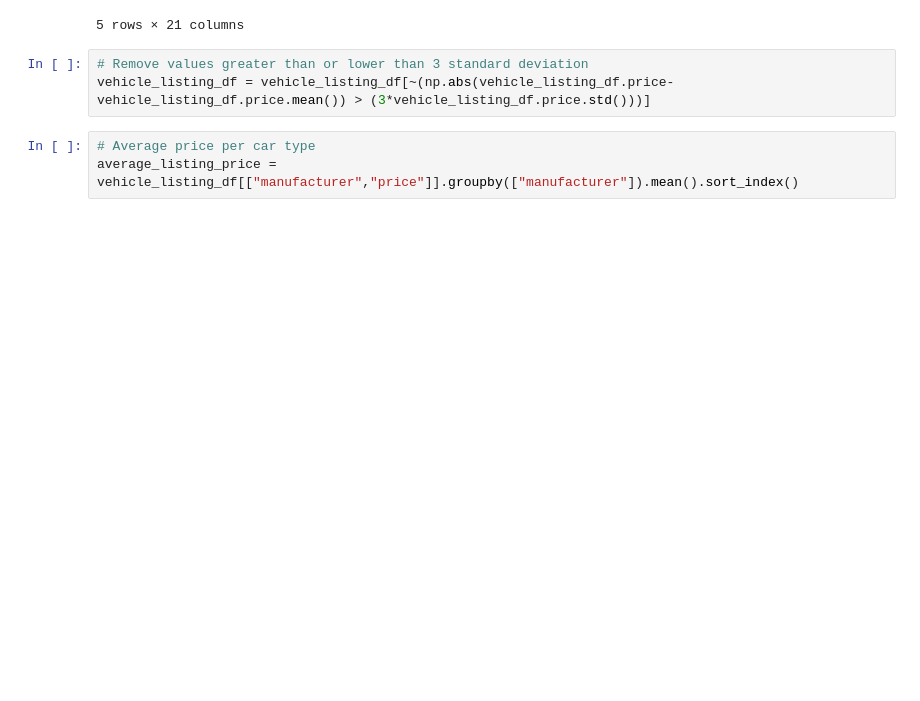
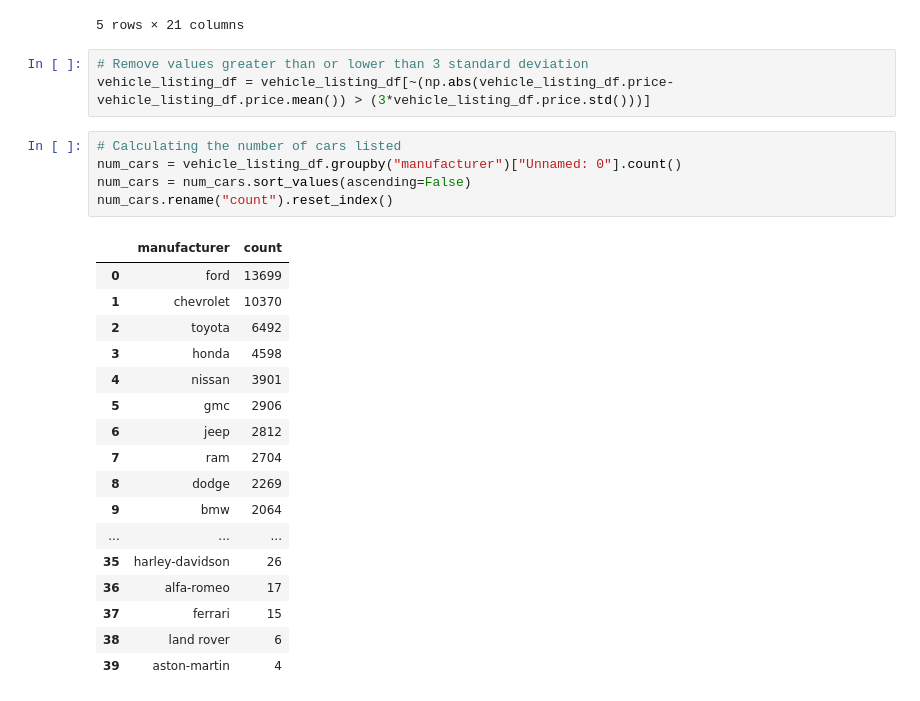
Before and after one commit to Tim-U-12/bootcamp_project_one, a Jupyter notebook: code/Tim_main.ipynb, the cells around one changed output. Cells and saved outputs as stored; diff of their text form; blank space fills up the shorter version.

```diff
--- a/code/Tim_main.ipynb
+++ b/code/Tim_main.ipynb
@@ -31,6 +34,26 @@ vehicle_listing_df.head()
 # %%
 # Remove values greater than or lower than 3 standard deviation
 vehicle_listing_df = vehicle_listing_df[~(np.abs(vehicle_listing_df.price-vehicle_listing_df.price.mean()) > (3*vehicle_listing_df.price.std()))]
-# %%
-# Average price per car type
-average_listing_price = vehicle_listing_df[["manufacturer","price"]].groupby(["manufacturer"]).mean().sort_index()
+# %%
+# Calculating the number of cars listed
+num_cars = vehicle_listing_df.groupby("manufacturer")["Unnamed: 0"].count()
+num_cars = num_cars.sort_values(ascending=False)
+num_cars.rename("count").reset_index()
+# %% [output]
+|  | manufacturer | count |
+| 0 | ford | 13699 |
+| 1 | chevrolet | 10370 |
+| 2 | toyota | 6492 |
+| 3 | honda | 4598 |
+| 4 | nissan | 3901 |
+| 5 | gmc | 2906 |
+| 6 | jeep | 2812 |
+| 7 | ram | 2704 |
+| 8 | dodge | 2269 |
+| 9 | bmw | 2064 |
+| ... | ... | ... |
+| 35 | harley-davidson | 26 |
+| 36 | alfa-romeo | 17 |
+| 37 | ferrari | 15 |
+| 38 | land rover | 6 |
+| 39 | aston-martin | 4 |
```
Also changed, not shown: parts of 10 cells of this notebook.
